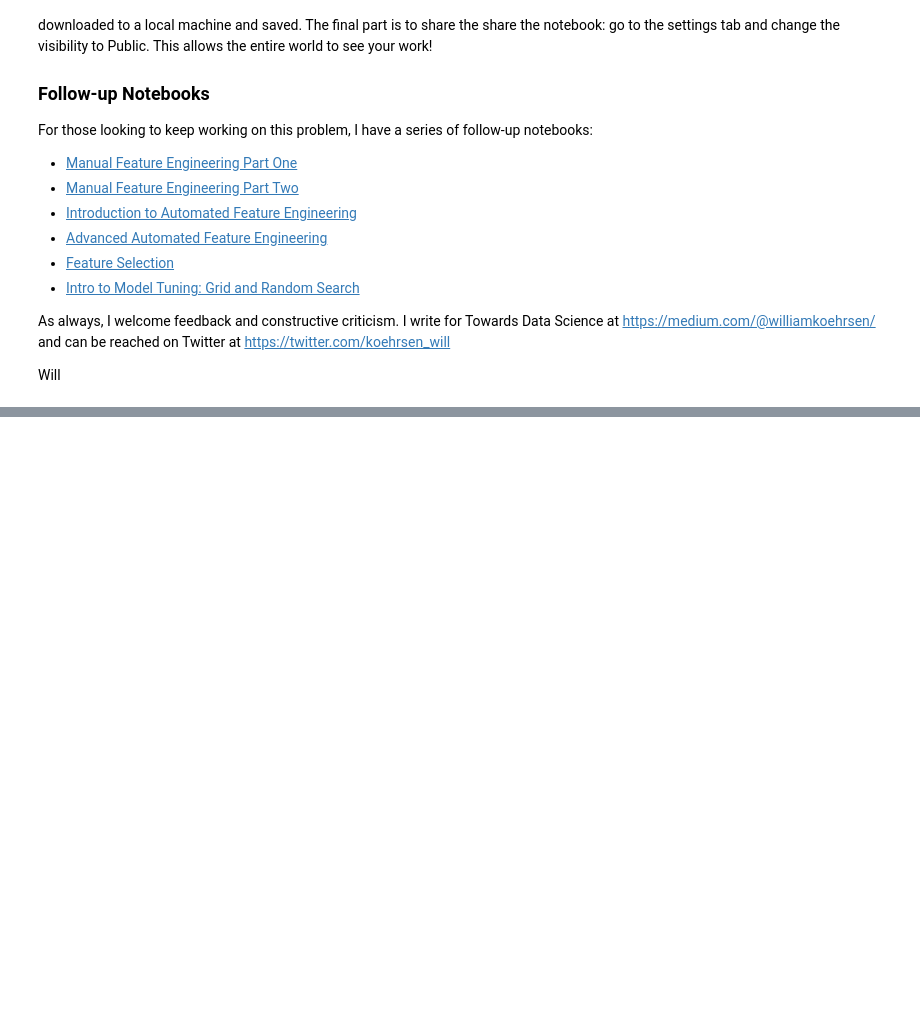
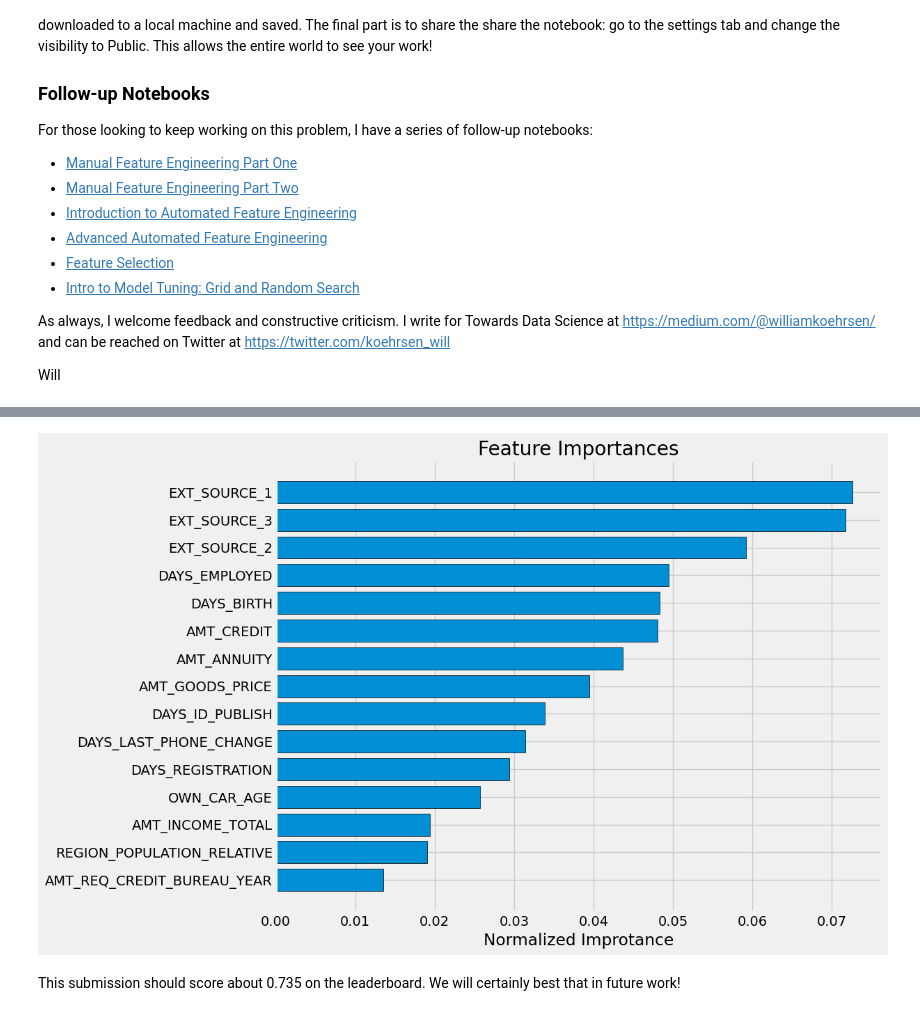
Before and after one commit to bhargav-borah/forked-practice-notebooks, a Jupyter notebook: start-here-a-gentle-introduction/home-credit-risk-1.ipynb, the cells around one changed output, grey strips where cells are left out. Cells and saved outputs as stored; diff of their text form; code cells hidden in the pictures; blank space fills up the shorter version.

```diff
--- a/start-here-a-gentle-introduction/home-credit-risk-1.ipynb
+++ b/start-here-a-gentle-introduction/home-credit-risk-1.ipynb
@@ -923,7 +931,7 @@ This model scored 0.678 when submitted to the competition, exactly the same as t
 
 Now we can test the domain features we made by hand.
 # %%
-# train_df_domain = train_df_domain.drop(columns='TARGET')
+train_df_domain = train_df_domain.drop(columns='TARGET')
 domain_features_names = list(train_df_domain.columns)
 
 # Impute the domain features
@@ -1073,0 +1210,4 @@ Will
+# %%
+submission, fi, metrics = model(train_df, test_df)
+print('Baseline metrics')
+print(metrics)
@@ -1073,0 +1232,4 @@ Will
+# %%
+fi_sorted = plot_feature_importances(fi)
+# %% [output]
+[figure, added]
@@ -1073,0 +1238,2 @@ Will
+# %% [markdown]
+This submission should score about 0.735 on the leaderboard. We will certainly best that in future work!
```
Also changed, not shown: parts of 15 cells of this notebook.
